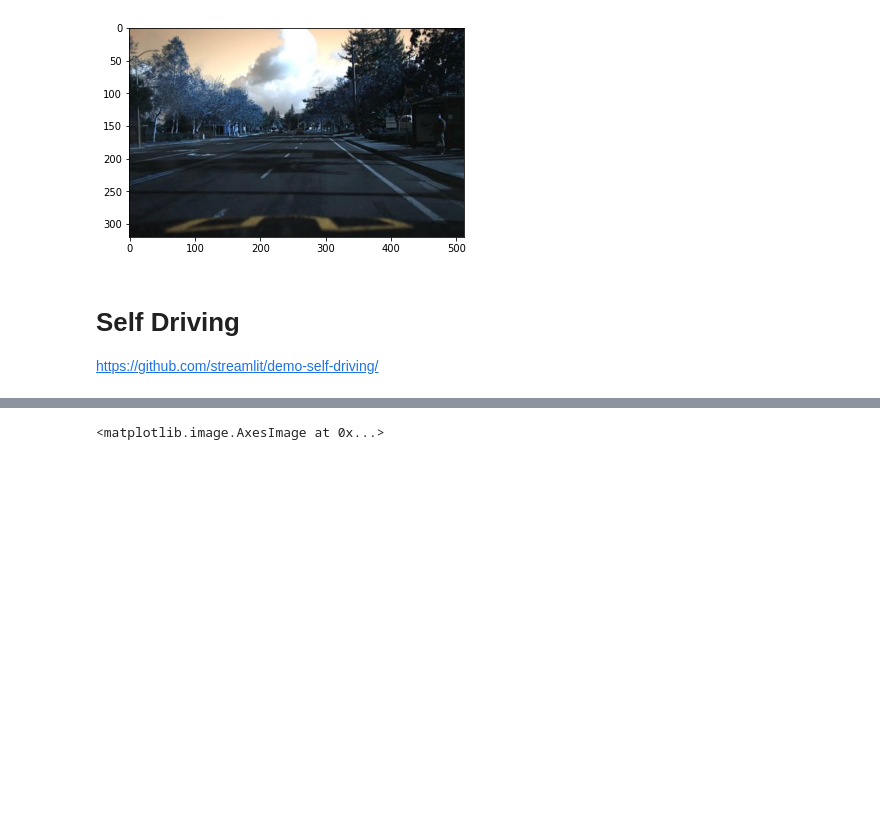
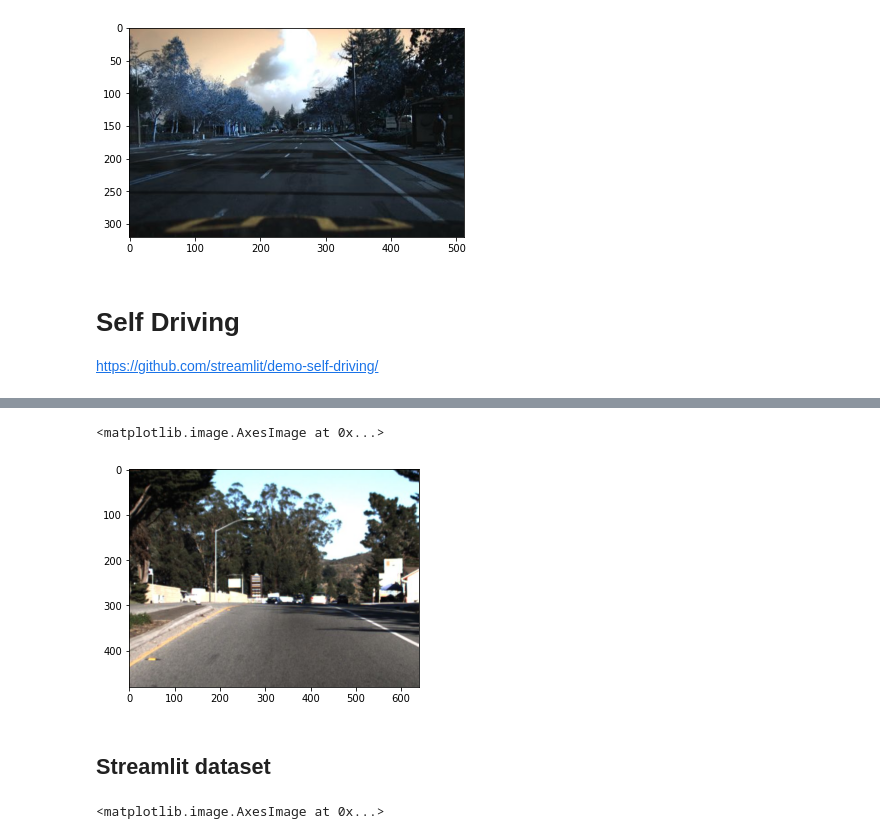
Before and after one commit to slevin48/self-driving, a Jupyter notebook: self-driving.ipynb, the cells around one changed output, grey strips where cells are left out. Drawn from its saved outputs; the diff is of its cells as text; code cells hidden in the pictures; blank space fills up the shorter version.

Commit message:
CH2_001 frames

```diff
--- a/self-driving.ipynb
+++ b/self-driving.ipynb
@@ -15,0 +28,3 @@ import os, urllib, cv2
+# %%
+list_frame = pd.read_csv('Ch2_001/photos.csv')
+list_frame.head()
@@ -15,0 +38,8 @@ import os, urllib, cv2
+# %%
+selected_frame = list_frame.photo[0]
+# %%
+# Load the image from S3.
+image_url = os.path.join(DATA_URL_ROOT, selected_frame)
+# image = load_image(image_url)
+with urllib.request.urlopen(image_url) as response:
+    img =response.read()
@@ -16,3 +57,19 @@ import os, urllib, cv2
+# %%
+def load_image(url):
+    with urllib.request.urlopen(url) as response:
+        image = np.asarray(bytearray(response.read()), dtype="uint8")
+    image = cv2.imdecode(image, cv2.IMREAD_COLOR)
+    image = image[:, :, [2, 1, 0]] # BGR -> RGB
+    return image
+# %%
+image = load_image(image_url)
+import matplotlib.pyplot as plt
+plt.imshow(image)
+# %% [output]
+<matplotlib.image.AxesImage at 0x...>
+[figure, added]
+# %% [markdown]
+## Streamlit dataset
 # %%
 def load_image(url):
     with urllib.request.urlopen(url) as response:
```
Also changed, not shown: parts of 6 cells of this notebook, 6 other files.
